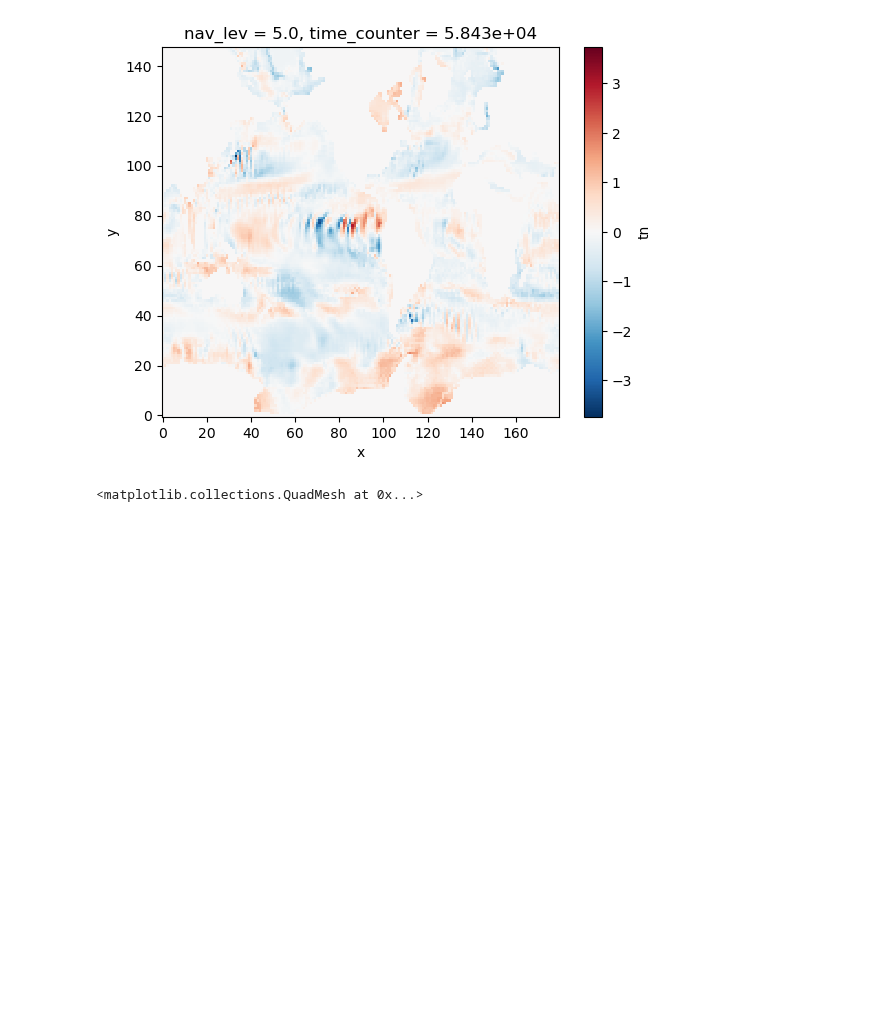
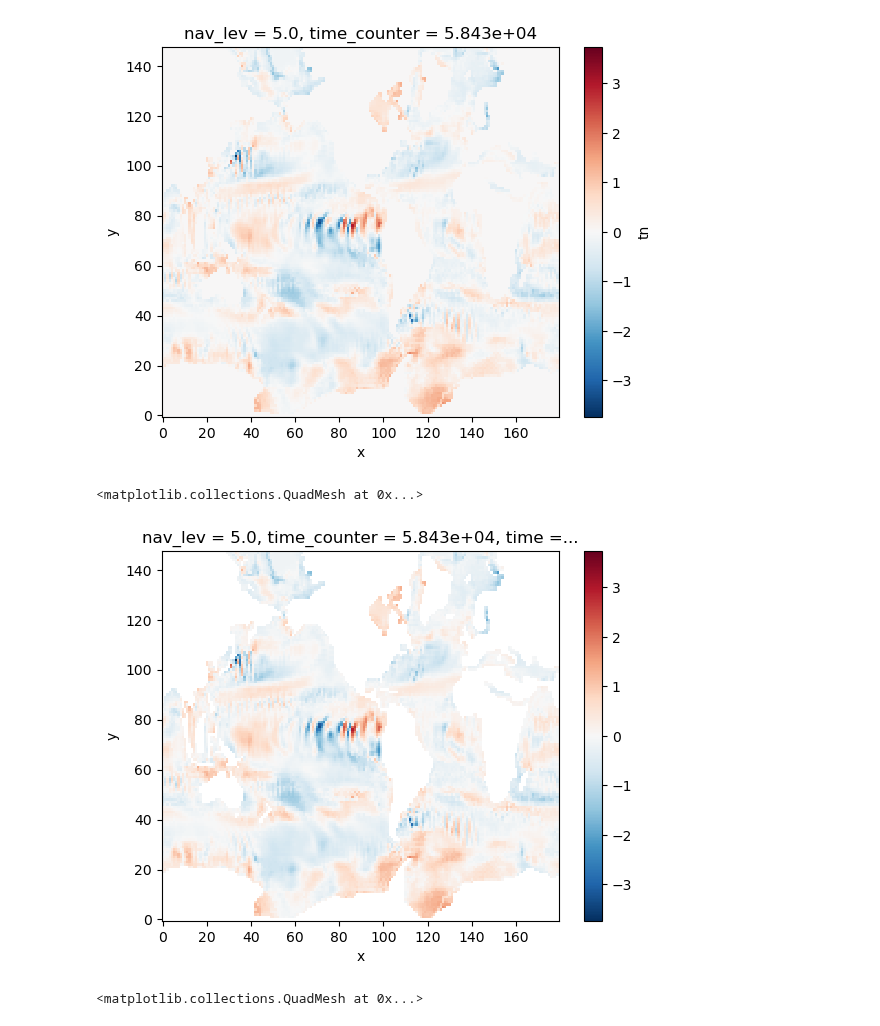
Before and after one commit to asozza/stece, a Jupyter notebook: osprey/notebooks/test_EOF_winter.ipynb, the cells around one changed output. Saved outputs shown, nothing was run; the diff lists cells and outputs as text; code cells hidden in the pictures; blank space fills up the shorter version.

```diff
--- a/osprey/notebooks/test_EOF_winter.ipynb
+++ b/osprey/notebooks/test_EOF_winter.ipynb
@@ -63,6 +72,12 @@ deltaa.plot()
 # %% [output]
 <matplotlib.collections.QuadMesh at 0x...>
 [figure]
+# %%
+deltaa = sdata['tn'].isel(time_counter=0,nav_lev=0)-data['thetao'].isel(time=-1,z=0)
+deltaa.plot()
+# %% [output]
+<matplotlib.collections.QuadMesh at 0x...>
+[figure, added]
 # %%
 leg=199
 filename = os.path.join(dirs['tmp'], str(leg).zfill(3), "lfr0_*_restart.nc")
```
Also changed, not shown: parts of 1 cell of this notebook, 6 other files.
